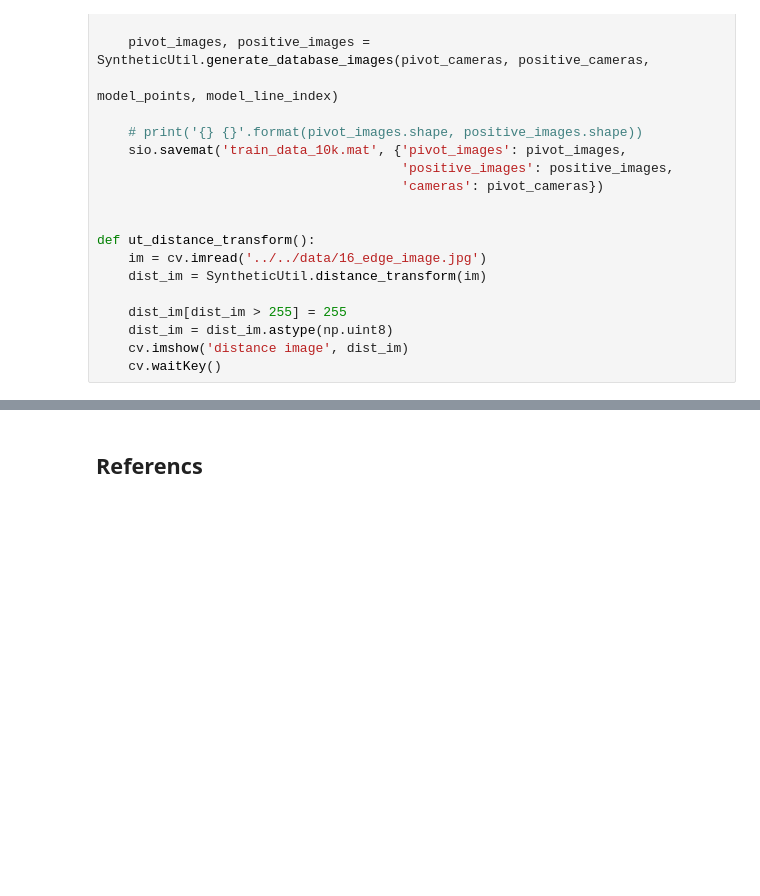
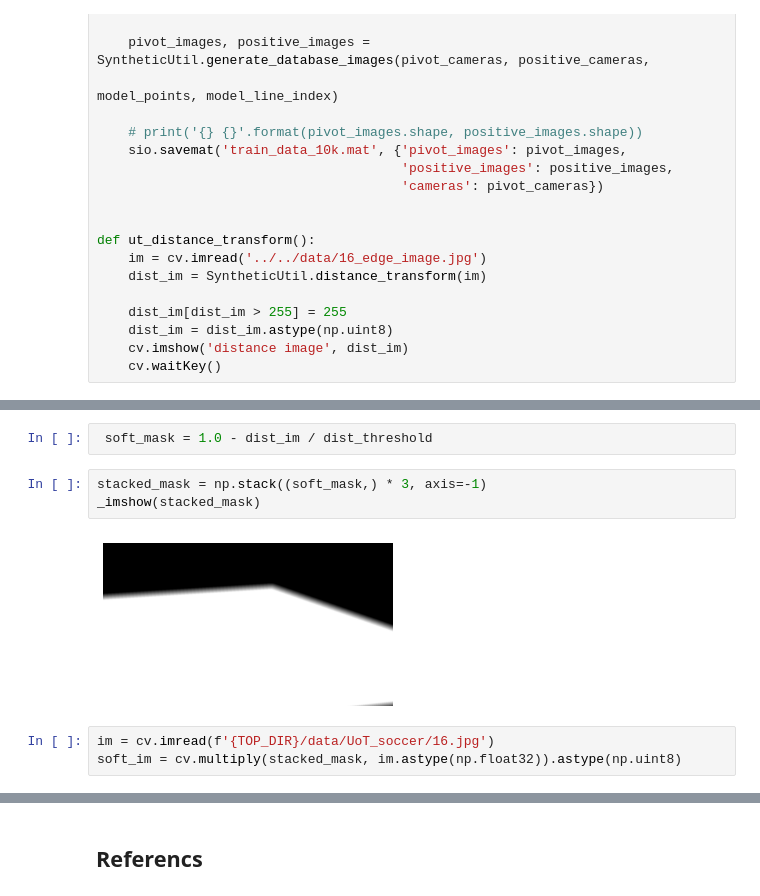
Before and after one commit to qrsforever/hzcsbet, a Jupyter notebook: docs/notebooks/SCCvSD.ipynb, the cells around one changed output, grey strips where cells are left out. Cells and saved outputs as stored; diff of their text form; blank space fills up the shorter version.

```diff
--- a/docs/notebooks/SCCvSD.ipynb
+++ b/docs/notebooks/SCCvSD.ipynb
@@ -1169,0 +1311,10 @@ def ut_distance_transform():
+# %%
+ soft_mask = 1.0 - dist_im / dist_threshold
+# %%
+stacked_mask = np.stack((soft_mask,) * 3, axis=-1)
+_imshow(stacked_mask)
+# %% [output]
+[figure, added]
+# %%
+im = cv.imread(f'{TOP_DIR}/data/UoT_soccer/16.jpg')
+soft_im = cv.multiply(stacked_mask, im.astype(np.float32)).astype(np.uint8)
```
Also changed, not shown: parts of 29 cells of this notebook.
